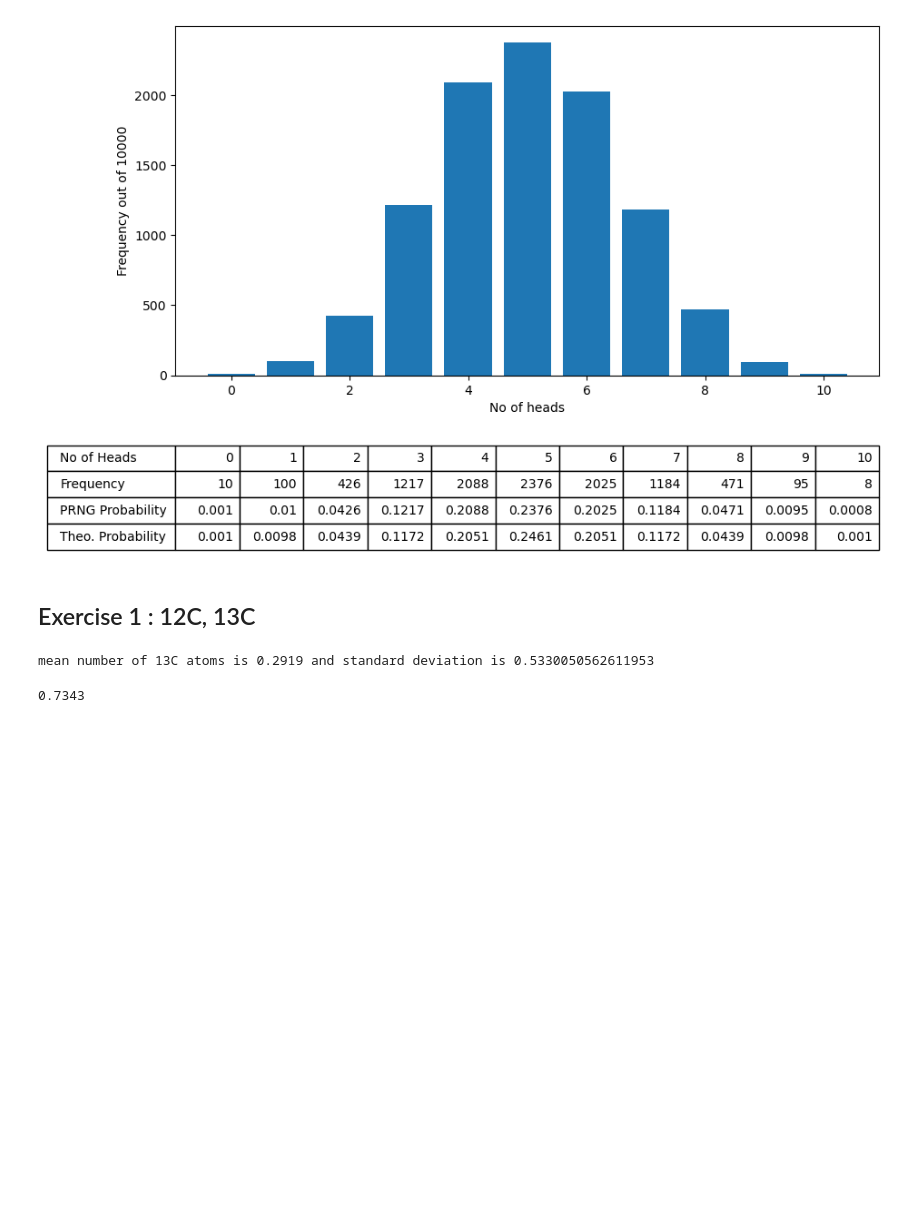
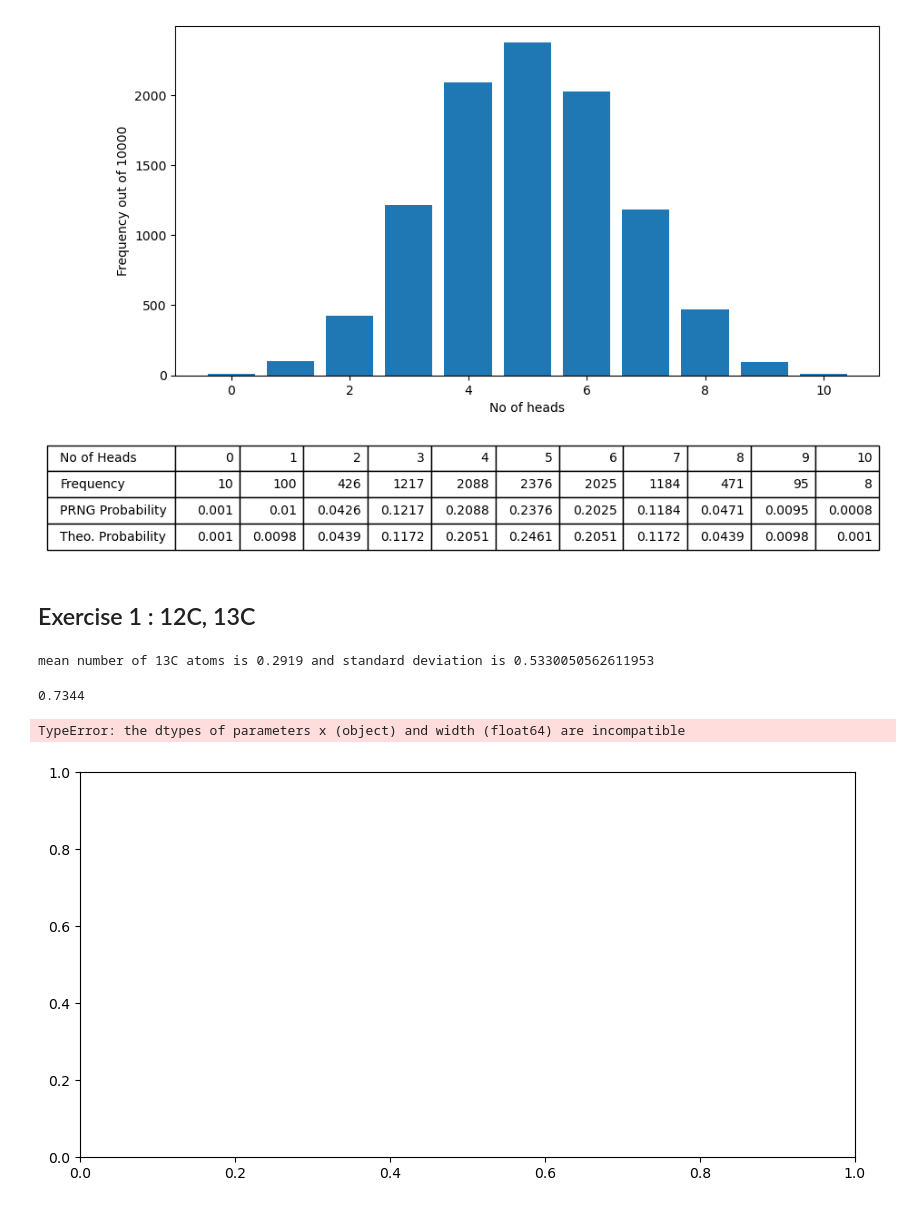
Before and after one commit to SPS-SP2273/learning-portfolio-ntyl03, a Jupyter notebook: random numbers/random_numbers_(need).ipynb, the cells around one changed output. Cells and saved outputs as stored; diff of their text form; code cells hidden in the pictures; blank space fills up the shorter version.

```diff
--- a/random numbers/random_numbers_(need).ipynb
+++ b/random numbers/random_numbers_(need).ipynb
@@ -206,17 +206,27 @@ mean number of 13C atoms is 0.2919 and standard deviation is 0.5330050562611953
 # %%
 number_of_repeats=10_000
 zero =[thirteen_carbon()==0 for _ in range(number_of_repeats)]
 x=0
 for i in zero:
     if i==True:
         x+=1
 
 no_thirteen_C_probability=x/number_of_repeats
 # no_of_zeros,zero_counts = np.unique(zero, return_counts=True)
 #tried to use np.unique but that will count the number of "False" as well and i will end up with 2 values in the end
 
 # no_thirteen_C_probability= zero_counts/number_of_repeats
 
 print(no_thirteen_C_probability)
+plt.rcParams['figure.figsize'] = (10,5)
+plt.bar(thirteen_carbon, number_of_repeats);
+plt.xlabel('number of molecules')
+plt.ylabel(f'Frequency out of {number_of_repeats}')
+plt.table([thirteen_carbon, number_of_repeats],
+          rowLabels=['number of molecules', 'Frequency'],
+          loc='bottom',
+          bbox=[0, -0.5, 1, 0.3])
 # %% [output]
-0.7343
+0.7344
+TypeError: the dtypes of parameters x (object) and width (float64) are incompatible
+[figure, added]
```
Also changed, not shown: parts of 6 cells of this notebook, 2 other files.
